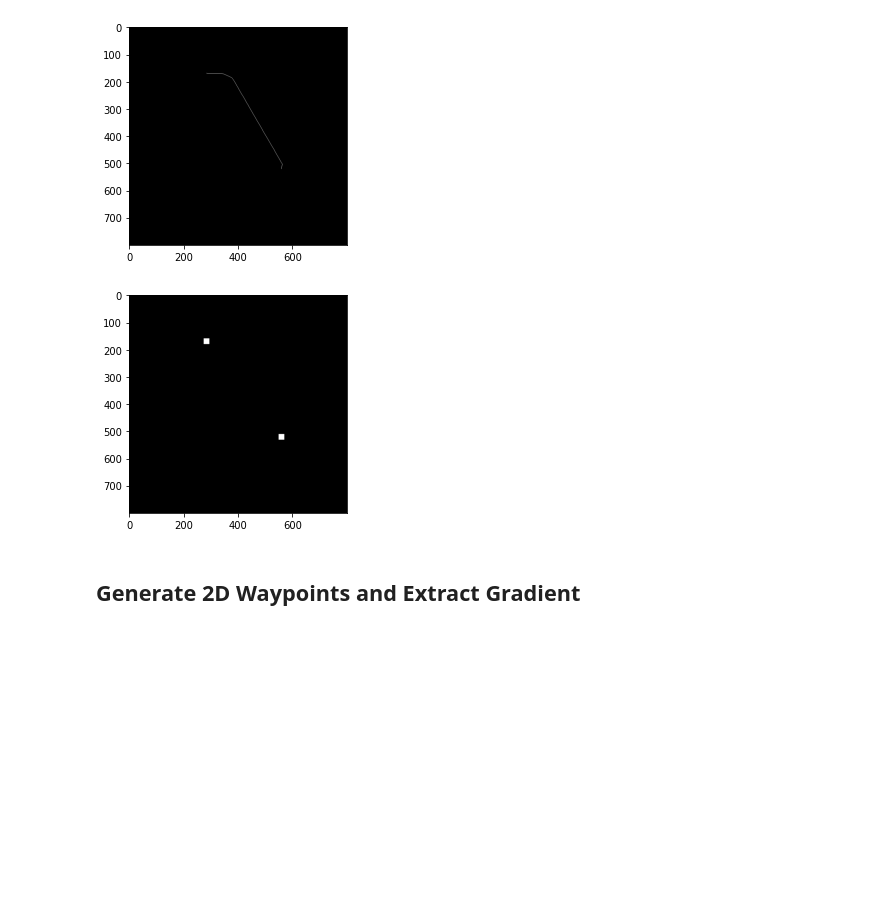
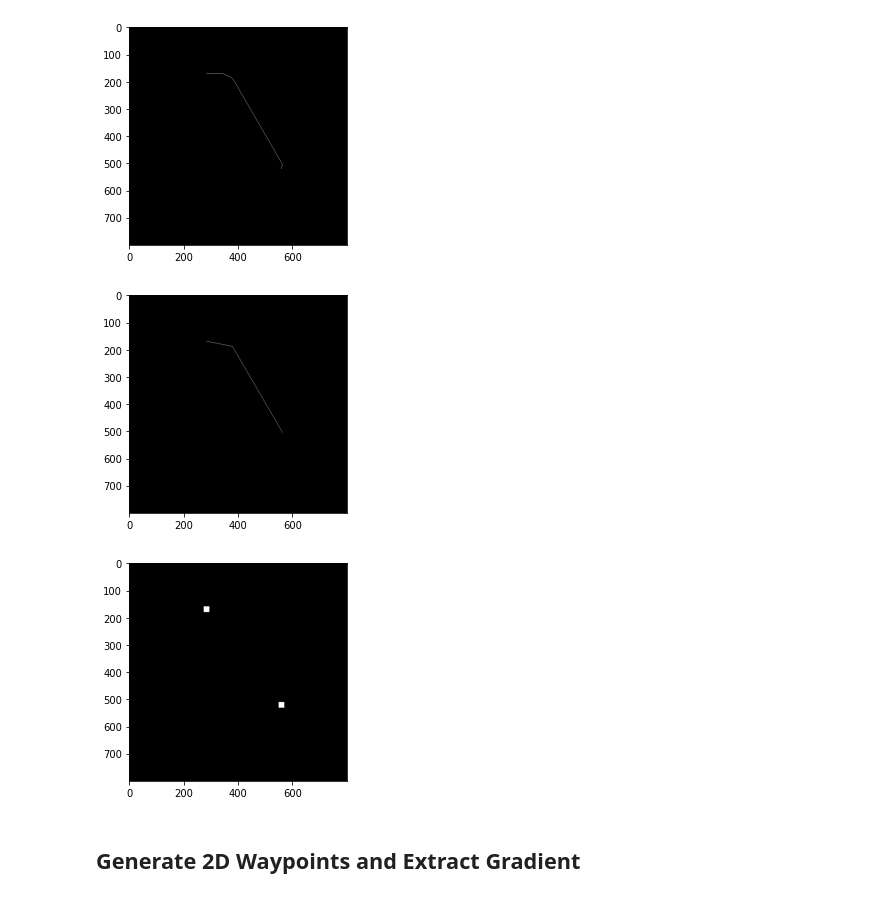
Before and after one commit to teerameth/Module6-7, a Jupyter notebook: MileStone3.ipynb, the cells around one changed output. Saved outputs shown, nothing was run; the diff lists cells and outputs as text; code cells hidden in the pictures; blank space fills up the shorter version.

```diff
--- a/MileStone3.ipynb
+++ b/MileStone3.ipynb
@@ -100,25 +83,27 @@ for i in range(len(path_masks)):
 # %%
 # Line ends filter
 def lineEnds(P):
     """Central pixel and just one other must be set to be a line end"""
     return 255 * ((P[4]==255) and np.sum(P)==510)
 end_points = []
 path_cnts = []
 path_cnts_approx = []
 for skeleton in path_skeletons:
-    point = []
-    result = generic_filter(skeleton, lineEnds, (3, 3))
-    for y in range(result.shape[0]):
-        for x in range(result.shape[1]):
-            if result[y][x] == 255: point.append((x, y))
-    imshow(cv2.dilate(result,kernel,iterations = 10))
-    end_points.append(point)
-    contours,_ = cv2.findContours(skeleton, cv2.RETR_LIST,cv2.CHAIN_APPROX_NONE)
-    contours_approx,_ = cv2.findContours(skeleton, cv2.RETR_LIST,cv2.CHAIN_APPROX_SIMPLE)
-    path_cnts.append(contours[0])
-    path_cnts_approx.append(contours_approx[0])
+    points = np.column_stack(np.where(skeleton.transpose() != 0)) # get array of points
+    poly_points = cv2.approxPolyDP(points, 0.02 * frame.shape[0], False) # approximate polygon
+    poly_canvas = np.zeros_like(original, np.uint8)
+    cv2.polylines(poly_canvas, [poly_points], False, (255,255,255), 1)
+    imshow(poly_canvas)
+
+    end_of_line = generic_filter(skeleton, lineEnds, (3, 3)) # find end of line
+    imshow(cv2.dilate(end_of_line,kernel,iterations = 10))
+    end_points.append(np.where(end_of_line==255))
+
+    path_cnts.append(points)
+    path_cnts_approx.append(poly_points)
 # %% [output]
-[figure, old version]
+[figure, new version]
+[figure, added]
 # %% [markdown]
 ## Generate 2D Waypoints and Extract Gradient
 # %%
```
Also changed, not shown: parts of 3 cells of this notebook, 51 other files.
